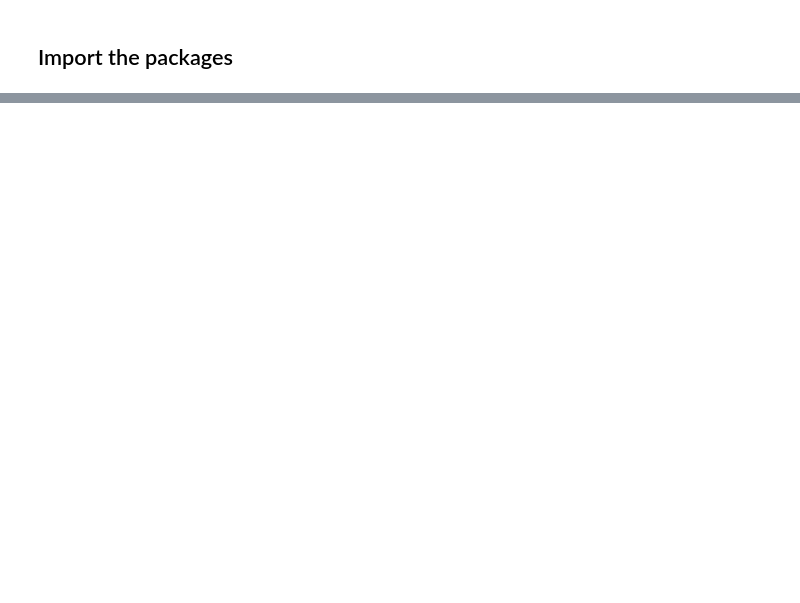
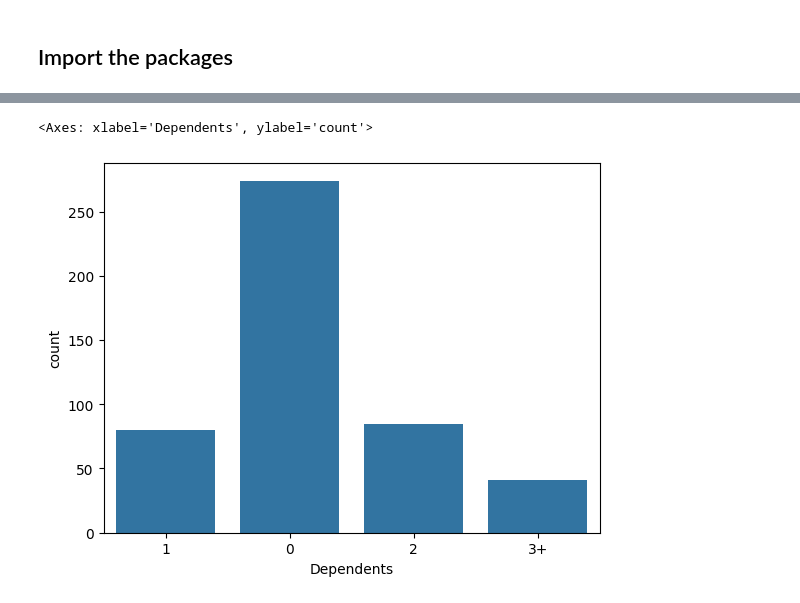
Before and after one commit to KKBUGHUNTER/Machine-Learning-Lab, a Jupyter notebook: Assignment-01/ModelTraining.ipynb, the cells around one changed output, grey strips where cells are left out. Cells and saved outputs as stored; diff of their text form; code cells hidden in the pictures; blank space fills up the shorter version.

```diff
--- a/Assignment-01/ModelTraining.ipynb
+++ b/Assignment-01/ModelTraining.ipynb
@@ -180,0 +200,5 @@ print(db)
+# %%
+sns.countplot(x=data['Dependents'])
+# %% [output]
+<Axes: xlabel='Dependents', ylabel='count'>
+[figure, added]
```
Also changed, not shown: parts of 45 cells of this notebook.
